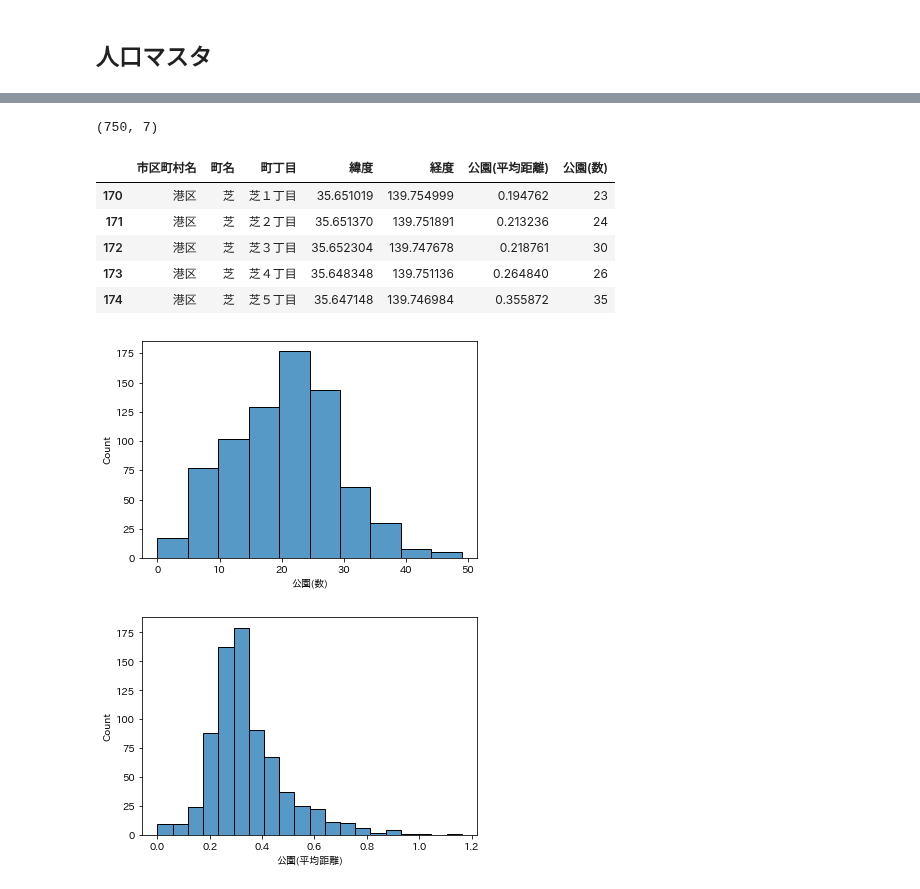
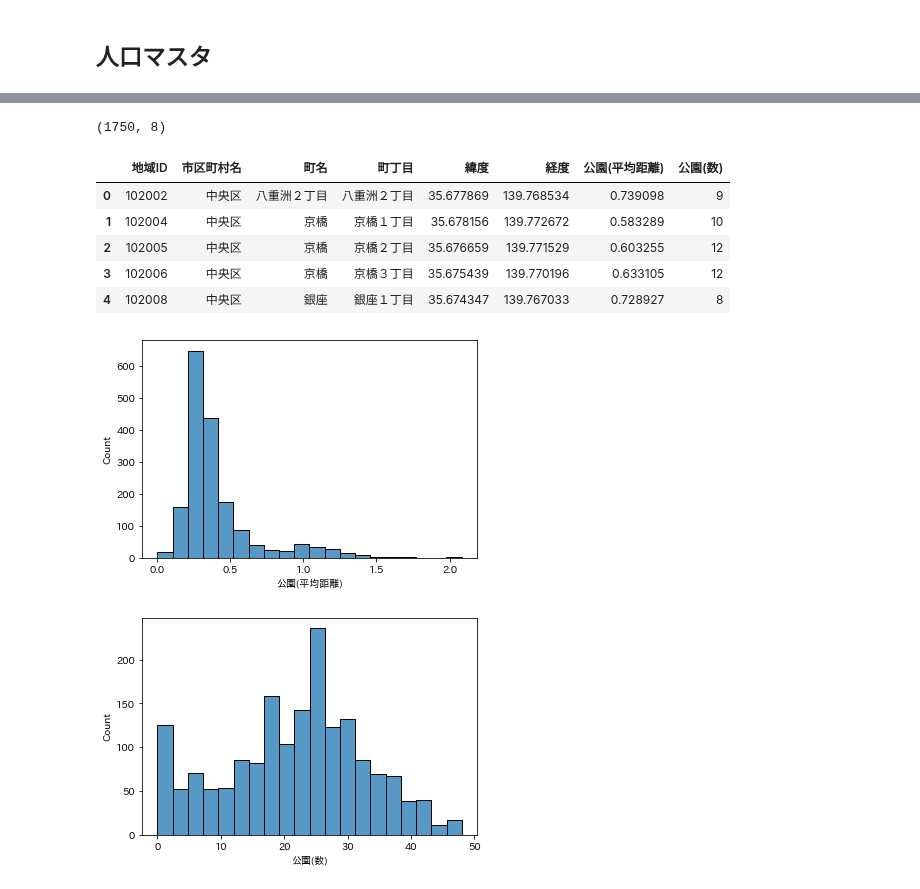
Before and after one commit to z-guard/analysis, a Jupyter notebook: notebooks/park.ipynb, the cells around one changed output, grey strips where cells are left out. Cells and saved outputs as stored; diff of their text form; code cells hidden in the pictures.

Commit message:
15wards

```diff
--- a/notebooks/park.ipynb
+++ b/notebooks/park.ipynb
@@ -363,6 +510,6 @@ df_park_master.to_csv(os.path.join(DIR_NAME, 'park_master.csv'), index=False)
 # %%
 # データがある区をリストアップ
 sr_park_count = df_park_master[df_park_master['施設分類'] == '公園']['市区町村名'].value_counts()
-ward_list = list(sr_park_count[sr_park_count > 40].index)
-ward_list
+ward_list = list(sr_park_count[sr_park_count > 10].index)
+print(len(ward_list))
 # %% [output]
@@ -370,8 +517,8 @@ ward_list
 # %% [markdown]
 ## 人口マスタ
 # %%
-population_master = pd.read_csv(os.path.join(DIR_NAME, 'population_master.csv'))
-print(population_master.shape)
-df_tokyo_district_master = population_master[population_master['市区町村名'].isin(ward_list)][['市区町村名', '町名', '町丁目', '緯度', '経度']].copy()
-print(df_tokyo_district_master.shape)
+population = pd.read_csv(os.path.join(DIR_NAME, 'population_master.csv'))
+print(population.shape)
+df_pop_master = population[population['市区町村名'].isin(ward_list)][['地域ID', '市区町村名', '町名', '町丁目', '緯度', '経度']].reset_index(drop=True)
+print(df_pop_master.shape)
 # %% [output]
@@ -380,7 +559,7 @@ print(df_tokyo_district_master.shape)
 # %%
 %%time
 # 近い5件の距離の平均
-df_tokyo_district_master['公園(平均距離)'] = get_value_of_nearest_facility(df_tokyo_district_master, df_park_master, '公園', 'mean', 5)
+df_pop_master['公園(平均距離)'] = get_value_of_nearest_facility(df_pop_master, df_park_master, '公園', 'mean', 5)
 # 1km以内の施設の数
-df_tokyo_district_master['公園(数)'] = get_value_of_nearest_facility(df_tokyo_district_master, df_park_master, '公園', 'count', 1)
+df_pop_master['公園(数)'] = get_value_of_nearest_facility(df_pop_master, df_park_master, '公園', 'count', 1)
 # %% [output]
@@ -389,21 +568,24 @@ Wall time: 39.7 s
 # %%
-print(df_tokyo_district_master.shape)
-df_tokyo_district_master.head()
+print(df_pop_master.shape)
+df_pop_master.head()
 # %% [output]
-(750, 7)
+(1750, 8)
-|  | 市区町村名 | 町名 | 町丁目 | 緯度 | 経度 | 公園(平均距離) | 公園(数) |
-| 170 | 港区 | 芝 | 芝１丁目 | 35.651019 | 139.754999 | 0.194762 | 23 |
-| 171 | 港区 | 芝 | 芝２丁目 | 35.651370 | 139.751891 | 0.213236 | 24 |
-| 172 | 港区 | 芝 | 芝３丁目 | 35.652304 | 139.747678 | 0.218761 | 30 |
-| 173 | 港区 | 芝 | 芝４丁目 | 35.648348 | 139.751136 | 0.264840 | 26 |
-| 174 | 港区 | 芝 | 芝５丁目 | 35.647148 | 139.746984 | 0.355872 | 35 |
+|  | 地域ID | 市区町村名 | 町名 | 町丁目 | 緯度 | 経度 | 公園(平均距離) | 公園(数) |
+| 0 | 102002 | 中央区 | 八重洲２丁目 | 八重洲２丁目 | 35.677869 | 139.768534 | 0.739098 | 9 |
+| 1 | 102004 | 中央区 | 京橋 | 京橋１丁目 | 35.678156 | 139.772672 | 0.583289 | 10 |
+| 2 | 102005 | 中央区 | 京橋 | 京橋２丁目 | 35.676659 | 139.771529 | 0.603255 | 12 |
+| 3 | 102006 | 中央区 | 京橋 | 京橋３丁目 | 35.675439 | 139.770196 | 0.633105 | 12 |
+| 4 | 102008 | 中央区 | 銀座 | 銀座１丁目 | 35.674347 | 139.767033 | 0.728927 | 8 |
-# %%
-sns.histplot(df_tokyo_district_master['公園(数)'], bins=10)
-plt.show()
-# %% [output]
-[figure, removed]
+# %%
+score_name = '公園スコア'
+feature_list = {
+    '公園(平均距離)':       {'high': False, 'outlier': True, 'weight': 1},
+    '公園(数)':             {'high': True, 'outlier': False, 'weight': 1},
+}
 # %%
-sns.histplot(df_tokyo_district_master['公園(平均距離)'], bins=20)
-plt.show()
+for feature_name in feature_list.keys():
+    sns.histplot(df_pop_master[feature_name], bins=20)
+    plt.show()
 # %% [output]
-[figure, old version]
+[figure, new version]
+[figure, added]
```
Also changed, not shown: parts of 63 cells of this notebook.
